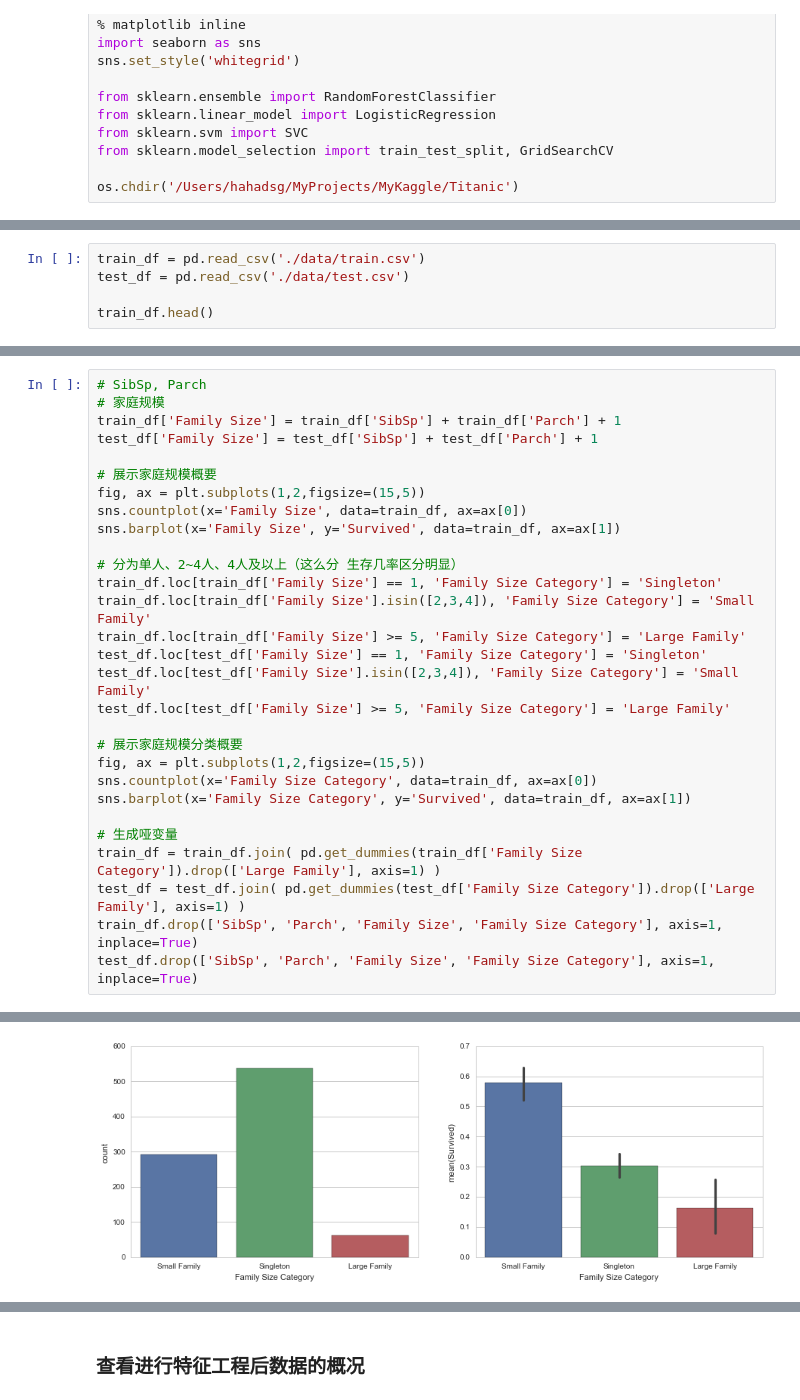
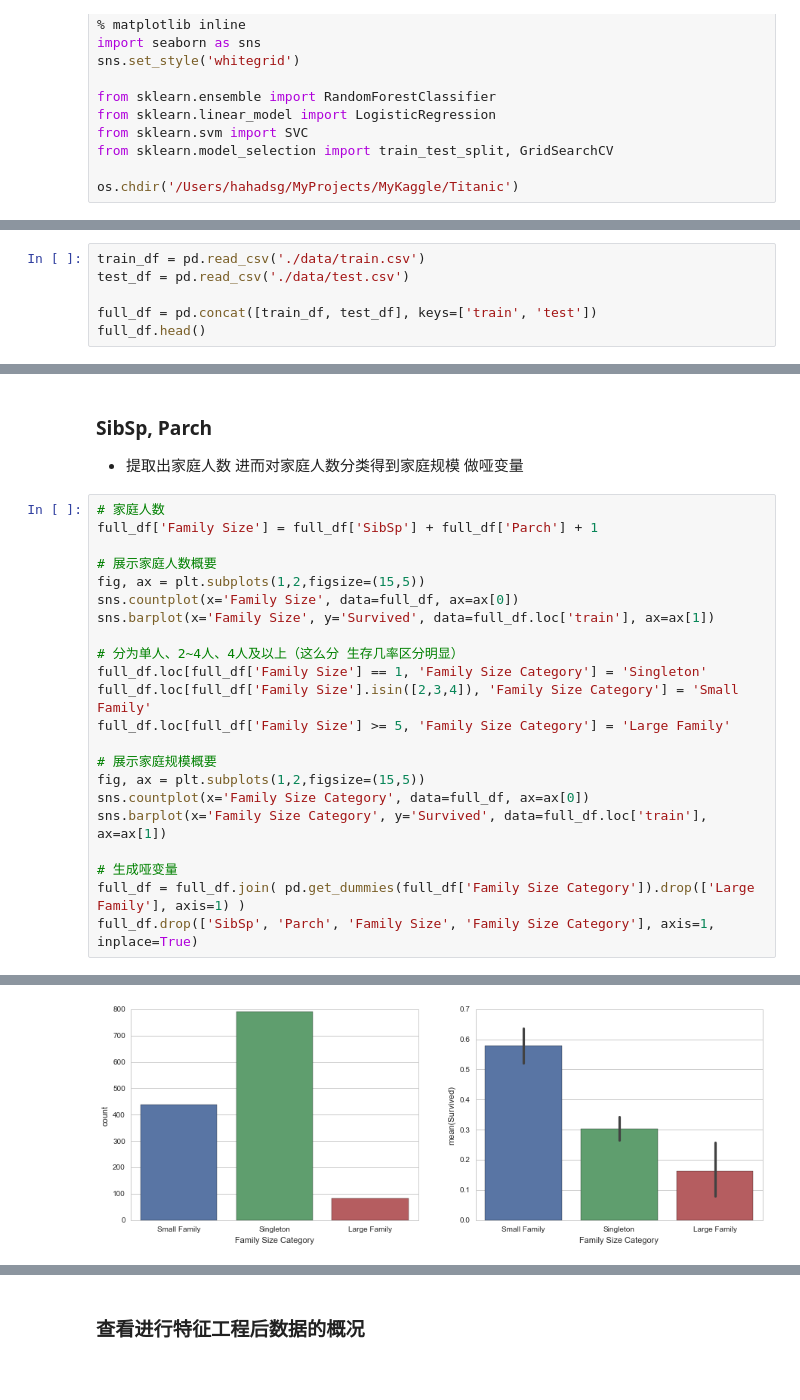
Before and after one commit to hahadsg/MyKaggle, a Jupyter notebook: titanic/solution.ipynb, the cells around one changed output, grey strips where cells are left out. Cells and saved outputs as stored; diff of their text form; blank space fills up the shorter version.

```diff
--- a/titanic/solution.ipynb
+++ b/titanic/solution.ipynb
@@ -20,5 +22,6 @@ os.chdir('/Users/hahadsg/MyProjects/MyKaggle/Titanic')
 train_df = pd.read_csv('./data/train.csv')
 test_df = pd.read_csv('./data/test.csv')
 
-train_df.head()
+full_df = pd.concat([train_df, test_df], keys=['train', 'test'])
+full_df.head()
 # %% [output]
@@ -111,30 +103,26 @@ male    517.0    0.0  0.0  6.0  1.0           0.0
+# %% [markdown]
+### SibSp, Parch
+* 提取出家庭人数 进而对家庭人数分类得到家庭规模 做哑变量
 # %%
-# SibSp, Parch
-# 家庭规模
-train_df['Family Size'] = train_df['SibSp'] + train_df['Parch'] + 1
-test_df['Family Size'] = test_df['SibSp'] + test_df['Parch'] + 1
+# 家庭人数
+full_df['Family Size'] = full_df['SibSp'] + full_df['Parch'] + 1
+
+# 展示家庭人数概要
+fig, ax = plt.subplots(1,2,figsize=(15,5))
+sns.countplot(x='Family Size', data=full_df, ax=ax[0])
+sns.barplot(x='Family Size', y='Survived', data=full_df.loc['train'], ax=ax[1])
+
+# 分为单人、2~4人、4人及以上（这么分 生存几率区分明显）
+full_df.loc[full_df['Family Size'] == 1, 'Family Size Category'] = 'Singleton'
+full_df.loc[full_df['Family Size'].isin([2,3,4]), 'Family Size Category'] = 'Small Family'
+full_df.loc[full_df['Family Size'] >= 5, 'Family Size Category'] = 'Large Family'
 
 # 展示家庭规模概要
 fig, ax = plt.subplots(1,2,figsize=(15,5))
-sns.countplot(x='Family Size', data=train_df, ax=ax[0])
-sns.barplot(x='Family Size', y='Survived', data=train_df, ax=ax[1])
-
-# 分为单人、2~4人、4人及以上（这么分 生存几率区分明显）
-train_df.loc[train_df['Family Size'] == 1, 'Family Size Category'] = 'Singleton'
-train_df.loc[train_df['Family Size'].isin([2,3,4]), 'Family Size Category'] = 'Small Family'
-train_df.loc[train_df['Family Size'] >= 5, 'Family Size Category'] = 'Large Family'
-test_df.loc[test_df['Family Size'] == 1, 'Family Size Category'] = 'Singleton'
-test_df.loc[test_df['Family Size'].isin([2,3,4]), 'Family Size Category'] = 'Small Family'
-test_df.loc[test_df['Family Size'] >= 5, 'Family Size Category'] = 'Large Family'
-
-# 展示家庭规模分类概要
-fig, ax = plt.subplots(1,2,figsize=(15,5))
-sns.countplot(x='Family Size Category', data=train_df, ax=ax[0])
-sns.barplot(x='Family Size Category', y='Survived', data=train_df, ax=ax[1])
+sns.countplot(x='Family Size Category', data=full_df, ax=ax[0])
+sns.barplot(x='Family Size Category', y='Survived', data=full_df.loc['train'], ax=ax[1])
 
 # 生成哑变量
-train_df = train_df.join( pd.get_dummies(train_df['Family Size Category']).drop(['Large Family'], axis=1) )
-test_df = test_df.join( pd.get_dummies(test_df['Family Size Category']).drop(['Large Family'], axis=1) )
-train_df.drop(['SibSp', 'Parch', 'Family Size', 'Family Size Category'], axis=1, inplace=True)
-test_df.drop(['SibSp', 'Parch', 'Family Size', 'Family Size Category'], axis=1, inplace=True)
+full_df = full_df.join( pd.get_dummies(full_df['Family Size Category']).drop(['Large Family'], axis=1) )
+full_df.drop(['SibSp', 'Parch', 'Family Size', 'Family Size Category'], axis=1, inplace=True)
 # %% [output]
@@ -142 +130 @@ test_df.drop(['SibSp', 'Parch', 'Family Size', 'Family Size Category'], axis=1,
-[figure, old version]
+[figure, new version]
```
Also changed, not shown: parts of 32 cells of this notebook, 1 other file.
